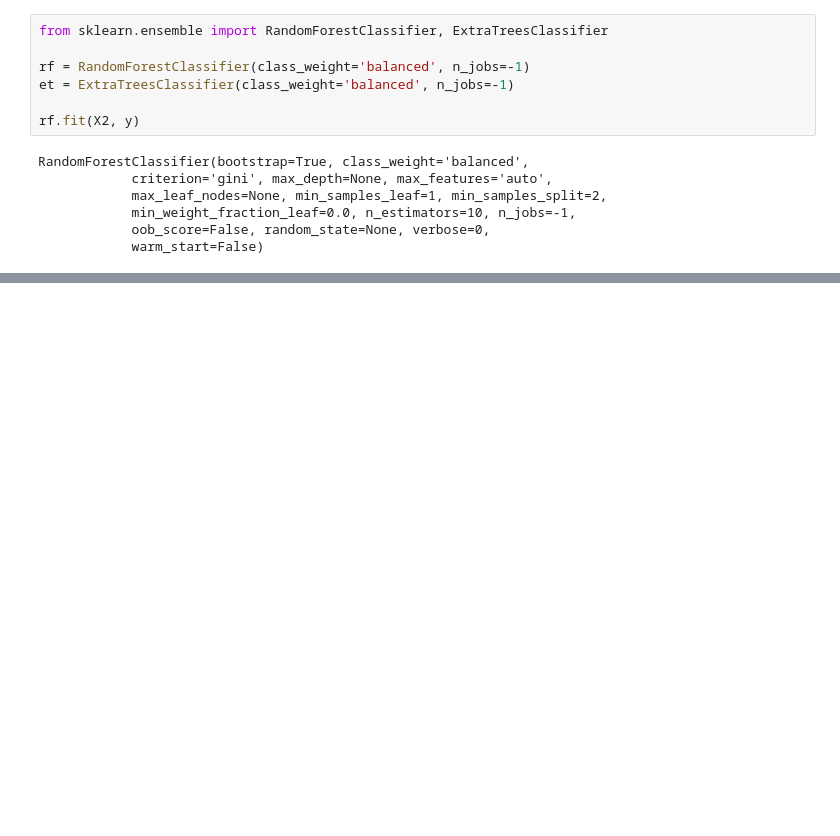
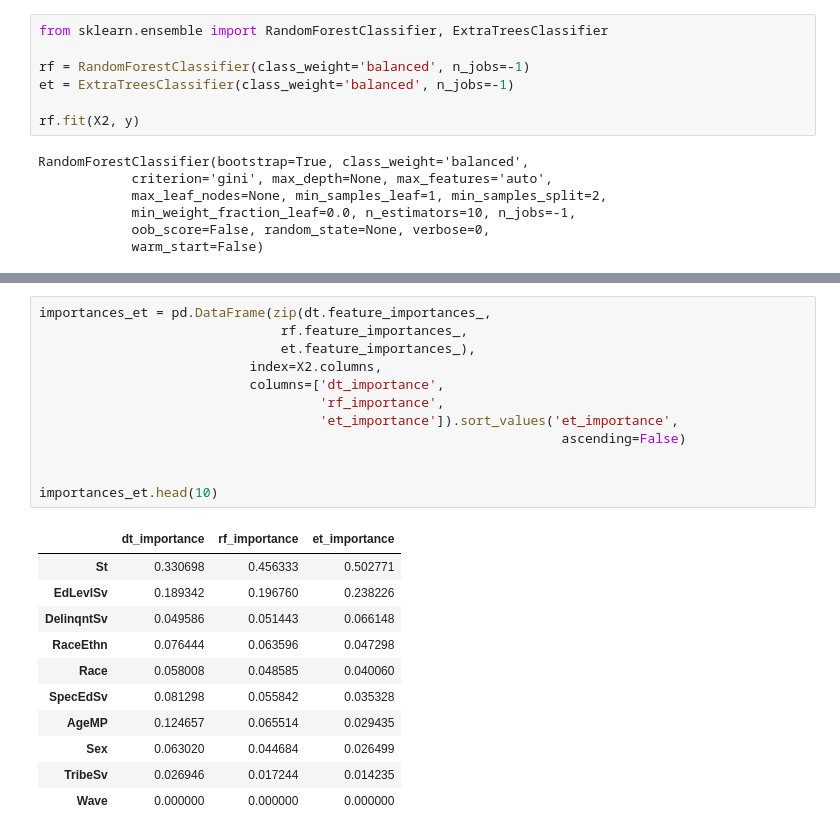
Before and after one commit to kgracia44/DSI-projects, a Jupyter notebook: Projects_Weekly/Capstone_Project/capstone_part3/Demo_PCA_FI.ipynb, the cells around one changed output, grey strips where cells are left out. Drawn from its saved outputs; the diff is of its cells as text; blank space fills up the shorter version.

```diff
--- a/Projects_Weekly/Capstone_Project/capstone_part3/Demo_PCA_FI.ipynb
+++ b/Projects_Weekly/Capstone_Project/capstone_part3/Demo_PCA_FI.ipynb
@@ -710,0 +783,24 @@ importances.head(10)
+# %%
+importances_et = pd.DataFrame(zip(dt.feature_importances_,
+                               rf.feature_importances_,
+                               et.feature_importances_),
+                           index=X2.columns,
+                           columns=['dt_importance',
+                                    'rf_importance',
+                                    'et_importance']).sort_values('et_importance',
+                                                                   ascending=False)
+
+
+importances_et.head(10)
+# %% [output]
+|  | dt_importance | rf_importance | et_importance |
+| St | 0.330698 | 0.456333 | 0.502771 |
+| EdLevlSv | 0.189342 | 0.196760 | 0.238226 |
+| DelinqntSv | 0.049586 | 0.051443 | 0.066148 |
+| RaceEthn | 0.076444 | 0.063596 | 0.047298 |
+| Race | 0.058008 | 0.048585 | 0.040060 |
+| SpecEdSv | 0.081298 | 0.055842 | 0.035328 |
+| AgeMP | 0.124657 | 0.065514 | 0.029435 |
+| Sex | 0.063020 | 0.044684 | 0.026499 |
+| TribeSv | 0.026946 | 0.017244 | 0.014235 |
+| Wave | 0.000000 | 0.000000 | 0.000000 |
```
Also changed, not shown: parts of 8 cells of this notebook.
